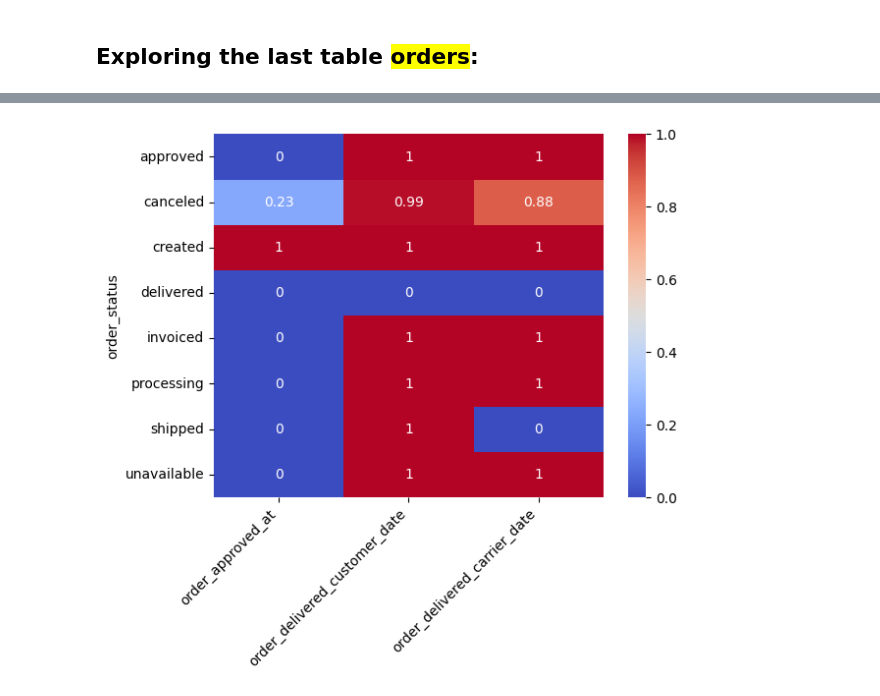
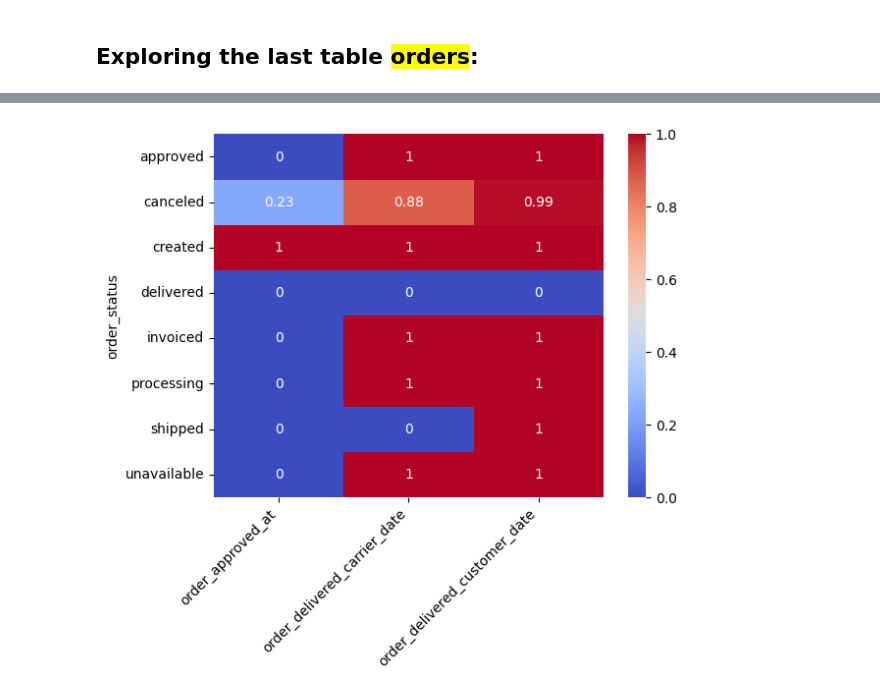
Before and after one commit to doniyor117/olist-marketplace-analysis, a Jupyter notebook: lab/lab.ipynb, the cells around one changed output, grey strips where cells are left out. Cells and saved outputs as stored; diff of their text form; code cells hidden in the pictures.

```diff
--- a/lab/lab.ipynb
+++ b/lab/lab.ipynb
@@ -80,6 +100,19 @@ for table in tables:
       "Unique Values": df.nunique().values,
       "Example Value": [df[df[column].notnull()][column].iloc[0] for column in df.columns]
   }).reset_index(drop=True)
+# %%
+dataset = {}
+metadata_catalog = {}
+
+for table in tables:
+  table_name = table.strip().split(sep=".")[0]
+  table_name = re.sub("olist_|_dataset", "", table_name)
+  file_path = path + "/" + table
+
+  df = pd.read_csv(file_path)
+
+  dataset[table_name] = df
+  metadata_catalog[table_name] = create_metadata_cat(df)
 # %% [markdown]
 ---
 # %% [markdown]
@@ -220,0 +361,4 @@ No row or column dropping. We crate two cols
+# %%
+dataset['order_reviews']['has_comment'] = dataset['order_reviews']['review_comment_message'].notnull()
+dataset['order_reviews'] = dataset['order_reviews'].drop(columns=['review_comment_title', 'review_comment_message'])
+dataset['order_reviews'].head(5)
@@ -279,0 +422,5 @@ metadata_catalog['order_items']
+# %%
+dataset['products'] = dataset['products'].drop(columns=['product_photos_qty', 'product_name_lenght', 'product_description_lenght'])
+dataset['products']['product_category_name'] = dataset['products']['product_category_name'].fillna('unknown')
+dataset['products'] = dataset['products'].dropna()
+dataset['products'].head(5)
@@ -294,8 +459,7 @@ metadata_catalog[sus_tables[2]]
 | 6 | order_delivered_customer_date | 96476 | 2965 | 2.98 | object | 95664 | 2017-10-10 21:25:13 |
 | 7 | order_estimated_delivery_date | 99441 | 0 | 0.00 | object | 459 | 2017-10-18 00:00:00 |
 # %%
-sus_tables_rel[sus_tables[2]] = dataset[sus_tables[2]].groupby("order_status")[[
-    "order_approved_at",
-    "order_delivered_customer_date",
-    "order_delivered_carrier_date"
-    ]].apply(lambda x: x.isnull().mean().round(2))
+timestamps = ["order_approved_at", "order_delivered_carrier_date",
+              "order_delivered_customer_date"]
+
+null_by_status = dataset['orders'].groupby("order_status")[timestamps].apply(lambda x: x.isnull().mean().round(2))
@@ -302,6 +479,8 @@ sus_tables_rel[sus_tables[2]] = dataset[sus_tables[2]].groupby("order_status")[[
 # %%
-sns.heatmap(sus_tables_rel[sus_tables[2]], annot=True, vmin=0, vmax=1, cmap="coolwarm")
+sns.heatmap(null_by_status, annot=True, vmin=0, vmax=1, cmap="coolwarm")
 plt.xticks(rotation=45, ha="right")
+
+plt.gcf().savefig(os.path.join(FIGURES_DIR, "orders_table_null_heatmap.png"), dpi=200, bbox_inches='tight')
 plt.show()
 # %% [output]
-[figure, old version]
+[figure, new version]
```
Also changed, not shown: parts of 122 cells of this notebook.
